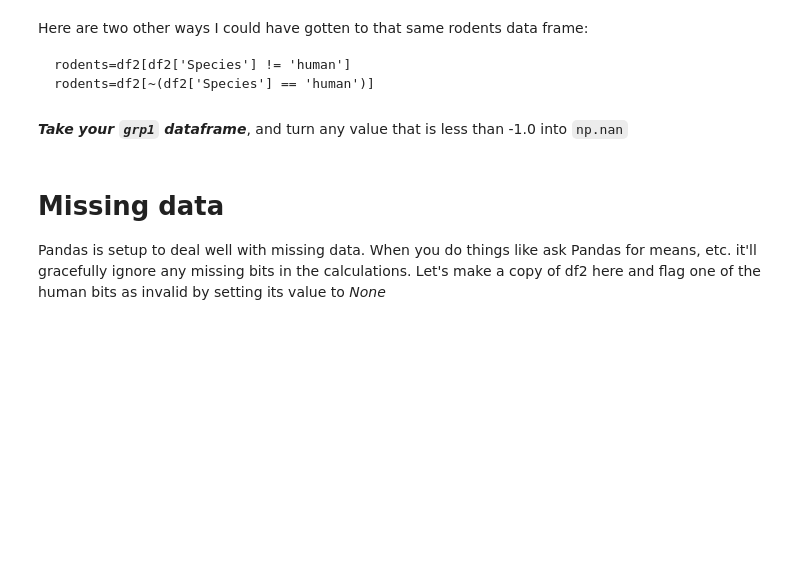
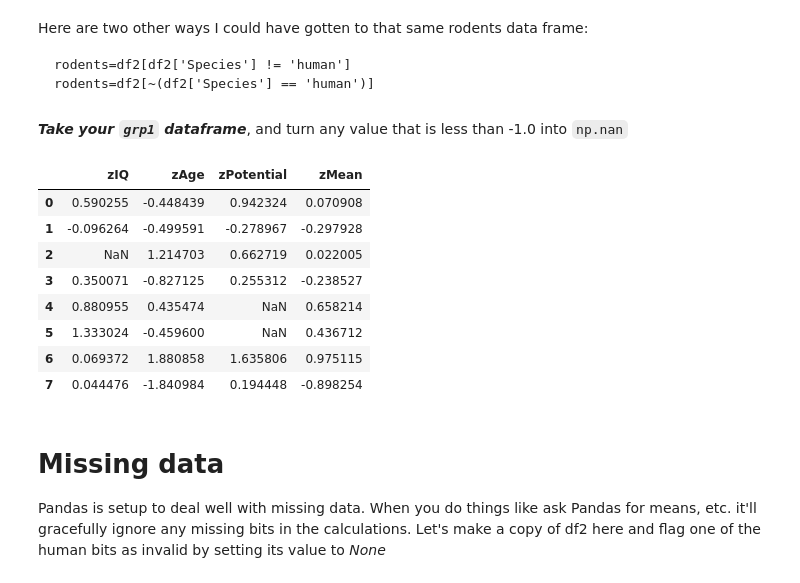
Before and after one commit to rochellekaper/n247_spring2025, a Jupyter notebook: ClassNotes/N247 Class 6.1 Introduction to Pandas.ipynb, the cells around one changed output. Cells and saved outputs as stored; diff of their text form; code cells hidden in the pictures; blank space fills up the shorter version.

````diff
--- a/ClassNotes/N247 Class 6.1 Introduction to Pandas.ipynb
+++ b/ClassNotes/N247 Class 6.1 Introduction to Pandas.ipynb
@@ -203,2 +219,6 @@ print(df2)
 # %% [markdown]
 ***Take your `grp1` from above*** and create a `zMean` column that's the average of your three existing columns.  Then print out the value of the whole dataframe.
+# %%
+grp1['zMean'] = np.mean(grp1.iloc[:, 0:-1], 1)
+
+print(grp1)
@@ -232,6 +287,19 @@ rodents=df2[~(df2['Species'] == 'human')]
 ```
 # %% [markdown]
 ***Take your `grp1` dataframe***, and turn any value that is less than -1.0 into `np.nan`
+# %%
+grp1[grp1[0:-1] <  -1] = np.nan
+print(grp1)
+# %% [output]
+|  | zIQ | zAge | zPotential | zMean |
+| 0 | 0.590255 | -0.448439 | 0.942324 | 0.070908 |
+| 1 | -0.096264 | -0.499591 | -0.278967 | -0.297928 |
+| 2 | NaN | 1.214703 | 0.662719 | 0.022005 |
+| 3 | 0.350071 | -0.827125 | 0.255312 | -0.238527 |
+| 4 | 0.880955 | 0.435474 | NaN | 0.658214 |
+| 5 | 1.333024 | -0.459600 | NaN | 0.436712 |
+| 6 | 0.069372 | 1.880858 | 1.635806 | 0.975115 |
+| 7 | 0.044476 | -1.840984 | 0.194448 | -0.898254 |
 # %% [markdown]
 # Missing data
 
````
Also changed, not shown: parts of 12 cells of this notebook.
